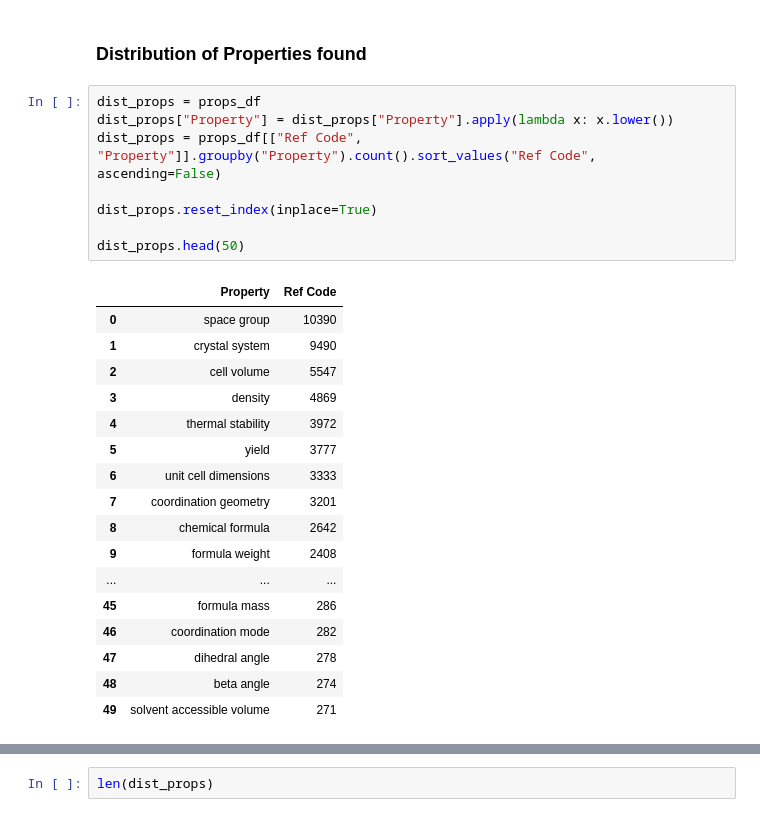
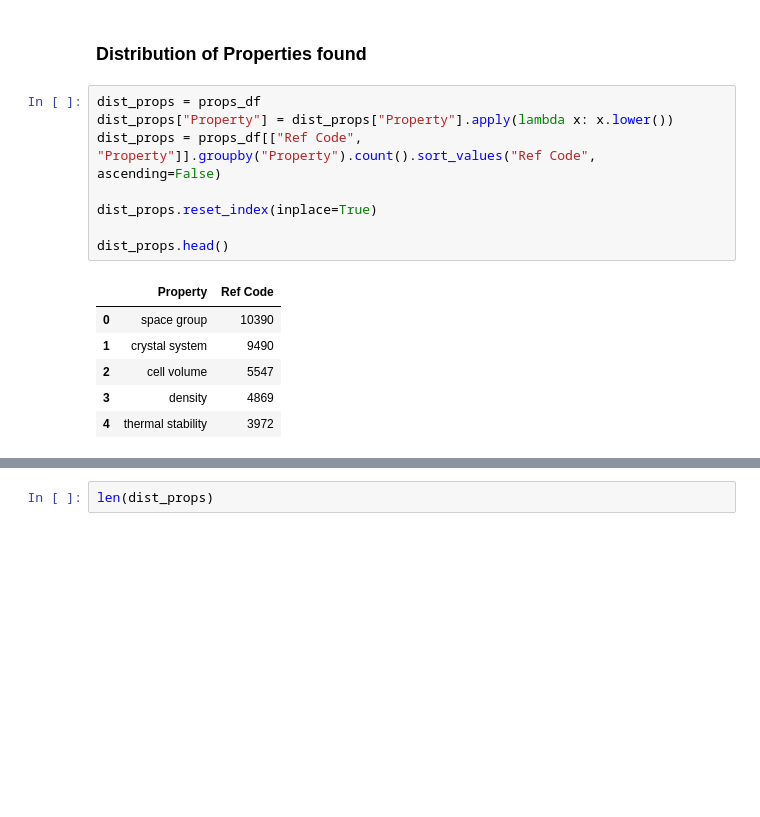
Before and after one commit to AI4ChemS/MOF_ChemUnity, a Jupyter notebook: ChemUnity_Visualizations.ipynb, the cells around one changed output, grey strips where cells are left out. Cells and saved outputs as stored; diff of their text form; blank space fills up the shorter version.

```diff
--- a/ChemUnity_Visualizations.ipynb
+++ b/ChemUnity_Visualizations.ipynb
@@ -66,28 +66,17 @@ props_per_mof.plot(kind="bar")
 # %%
 dist_props = props_df
 dist_props["Property"] = dist_props["Property"].apply(lambda x: x.lower())
 dist_props = props_df[["Ref Code", "Property"]].groupby("Property").count().sort_values("Ref Code", ascending=False)
 
 dist_props.reset_index(inplace=True)
 
-dist_props.head(50)
+dist_props.head()
 # %% [output]
 |  | Property | Ref Code |
 | 0 | space group | 10390 |
 | 1 | crystal system | 9490 |
 | 2 | cell volume | 5547 |
 | 3 | density | 4869 |
 | 4 | thermal stability | 3972 |
-| 5 | yield | 3777 |
-| 6 | unit cell dimensions | 3333 |
-| 7 | coordination geometry | 3201 |
-| 8 | chemical formula | 2642 |
-| 9 | formula weight | 2408 |
-| ... | ... | ... |
-| 45 | formula mass | 286 |
-| 46 | coordination mode | 282 |
-| 47 | dihedral angle | 278 |
-| 48 | beta angle | 274 |
-| 49 | solvent accessible volume | 271 |
 # %%
 uptake_df = dist_props[dist_props["Property"].apply(lambda x: "uptake" in x.lower())]
```
Also changed, not shown: parts of 23 cells of this notebook.
